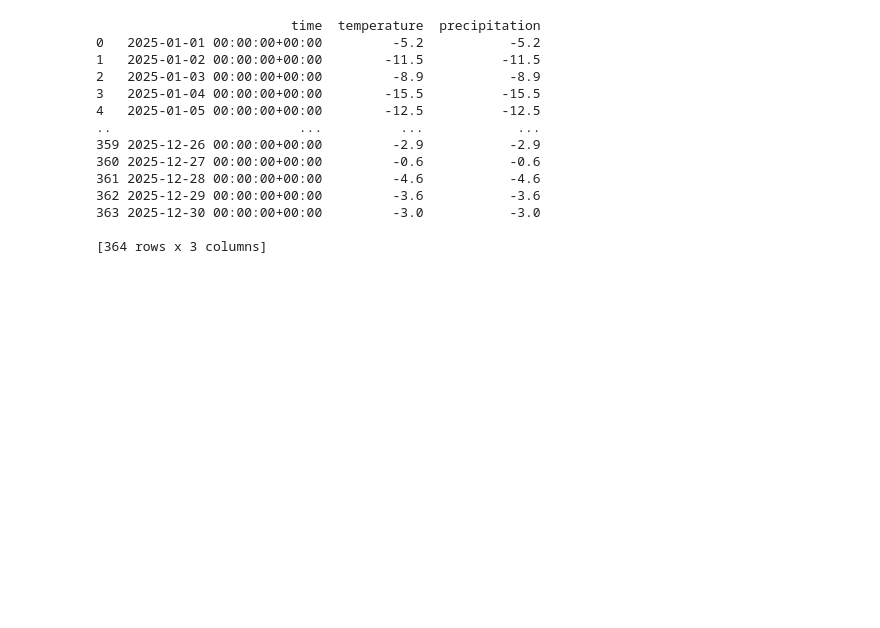
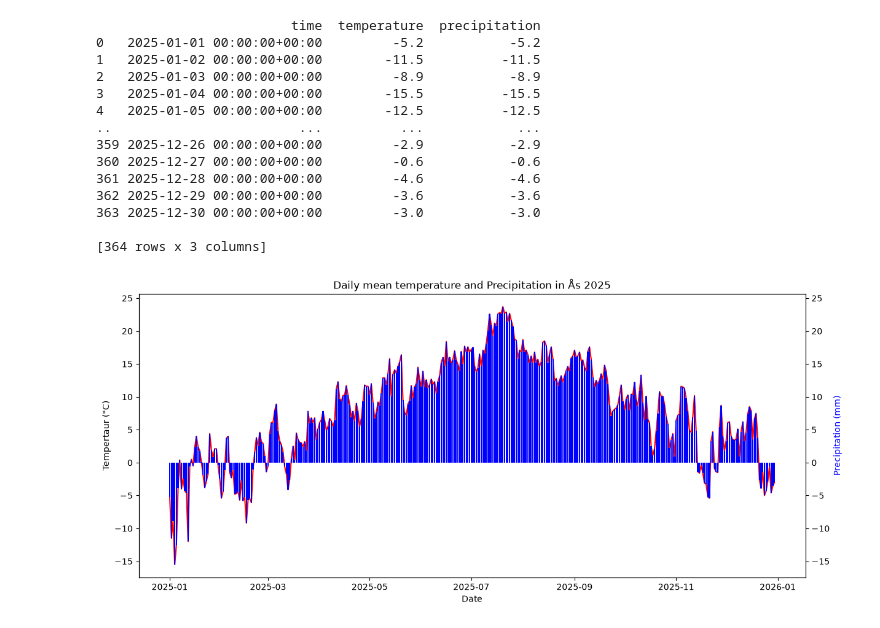
Before and after one commit to AmalieKristine2006/Deliverable_1, a Jupyter notebook: Deliverable_1.ipynb, the cells around one changed output. Cells and saved outputs as stored; diff of their text form; code cells hidden in the pictures; blank space fills up the shorter version.

Commit message:
Task2 -  Plotting is runnning, but wrong

```diff
--- a/Deliverable_1.ipynb
+++ b/Deliverable_1.ipynb
@@ -155,7 +154,29 @@ print(Combined_data)
 # %%
 #Plotte ut dataene på nytt. det fra sist bare rot...
 
 # Lager en figur
-fig, ax1 = plt.subplot(figure=(10, 5))
+fig, ax1 = plt.subplots(figsize=(14, 6))
 
-#Må hente ut og plotte med de kombinerte dataene. Betyr at den ikke kan kjøres før task 1 ligger i blokka over
+#Plotter temperatur på den første aksen
+ax1.plot(Combined_data["time"],
+         Combined_data["temperature"],
+         color="red")
+
+ax1.set_xlabel("Date")
+ax1.set_ylabel("Tempertaur (°C)")
+
+# Enda en akse
+ax2 = ax1.twinx()
+
+ax2.bar(Combined_data["time"],
+        Combined_data["precipitation"],
+        color="blue")
+
+ax2.set_ylabel("Precipitation (mm)", color="blue")
+
+#Tittel på grafen
+plt.title("Daily mean temperature and Precipitation in Ås 2025")
+
+plt.show()
+# %% [output]
+[figure, added]
```
Also changed, not shown: parts of 1 cell of this notebook.
